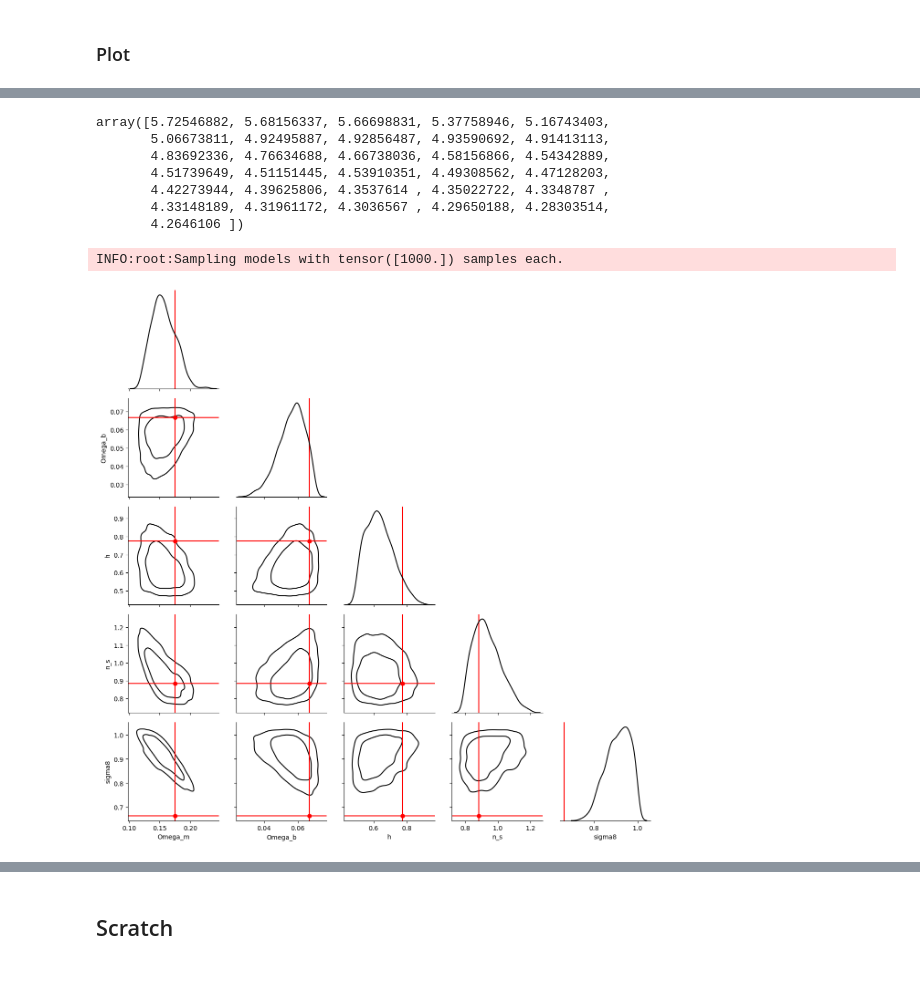
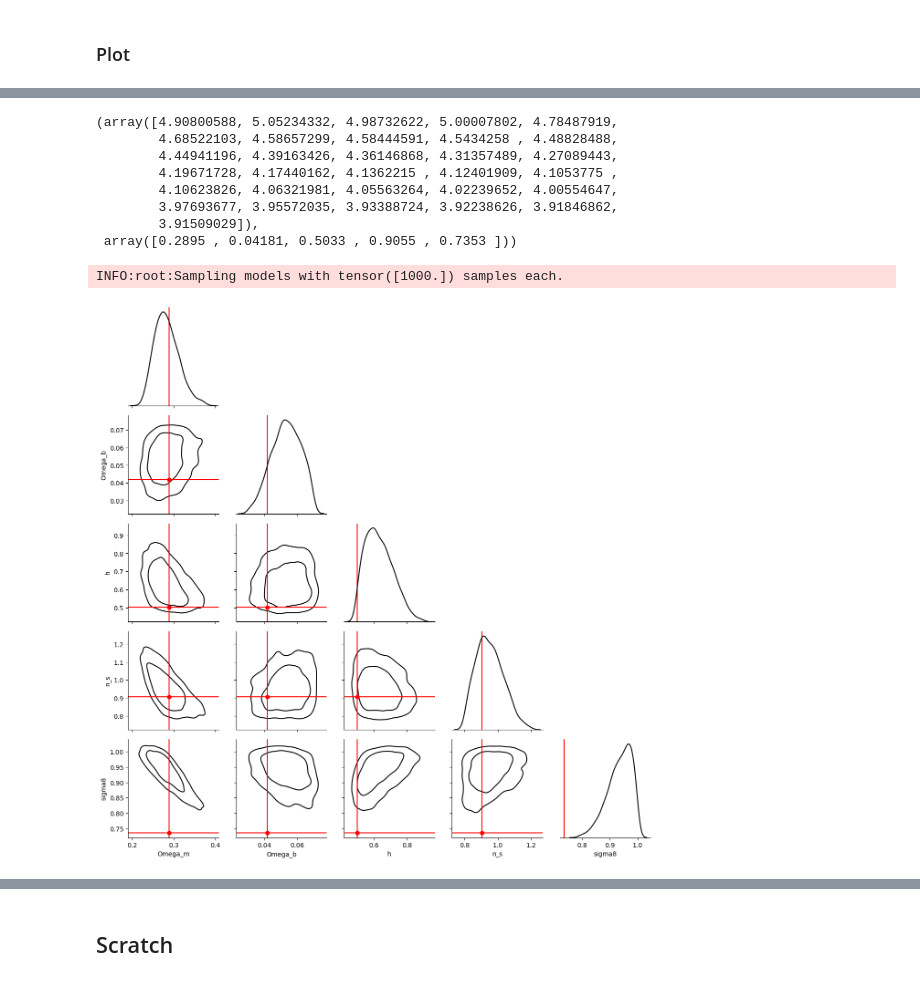
Before and after one commit to maho3/ltu-gobig, a Jupyter notebook: experiments/quijotelike/inference_quijote.ipynb, the cells around one changed output, grey strips where cells are left out. Cells and saved outputs as stored; diff of their text form; code cells hidden in the pictures.

```diff
--- a/experiments/quijotelike/inference_quijote.ipynb
+++ b/experiments/quijotelike/inference_quijote.ipynb
@@ -132,7 +132,7 @@ def run_inference(x, theta):
     # define training arguments
     train_args = {
         'training_batch_size': 32,
-        'learning_rate': 1e-4
+        'learning_rate': 5e-5
     }
 
     # initialize the trainer
@@ -151,7 +151,7 @@ def run_inference(x, theta):
     return posterior_ensemble, summaries
 # %%
 # train at different resolutions
-kmaxs = [0.2] # [0.1, 0.2, 0.4, 0.6]
+kmaxs = [0.1, 0.2, 0.4, 0.6]
 
 # impute with mean
 def impute(arr):
@@ -195,0 +211,7 @@ INFO:root:It took 163.05181765556335 seconds to train models.
+# %%
+# plot loss functions
+f, ax = plt.subplots()
+for kmax in kmaxs:
+    ax.plot(summaries[kmax][0]['validation_log_probs'], label=f'kmax={kmax}')
+ax.set(xlabel='Epoch', ylabel='Validation log prob', title='Validation log prob')
+ax.legend()
@@ -218,33 +250,36 @@ INFO:root:It took 163.05181765556335 seconds to train models.
 # %%
 kmax = 0.2
+_p = posteriors[kmax]
 xobs = Pktest[:, :, 0]
 mask = ktest[0] < kmax
 xobs = xobs[:, mask]
 xobs = np.log10(xobs)
 xobs = impute(xobs)
-xobs[0]
+i = 10
+xobs[i], cosmotest[i]
 # %% [output]
-array([5.72546882, 5.68156337, 5.66698831, 5.37758946, 5.16743403,
-       5.06673811, 4.92495887, 4.92856487, 4.93590692, 4.91413113,
-       4.83692336, 4.76634688, 4.66738036, 4.58156866, 4.54342889,
-       4.51739649, 4.51151445, 4.53910351, 4.49308562, 4.47128203,
-       4.42273944, 4.39625806, 4.3537614 , 4.35022722, 4.3348787 ,
-       4.33148189, 4.31961172, 4.3036567 , 4.29650188, 4.28303514,
-       4.2646106 ])
+(array([4.90800588, 5.05234332, 4.98732622, 5.00007802, 4.78487919,
+        4.68522103, 4.58657299, 4.58444591, 4.5434258 , 4.48828488,
+        4.44941196, 4.39163426, 4.36146868, 4.31357489, 4.27089443,
+        4.19671728, 4.17440162, 4.1362215 , 4.12401909, 4.1053775 ,
+        4.10623826, 4.06321981, 4.05563264, 4.02239652, 4.00554647,
+        3.97693677, 3.95572035, 3.93388724, 3.92238626, 3.91846862,
+        3.91509029]),
+ array([0.2895 , 0.04181, 0.5033 , 0.9055 , 0.7353 ]))
 # %%
 metric = PlotSinglePosterior(
     num_samples=1000, sample_method='direct',
     labels=['Omega_m', 'Omega_b', 'h', 'n_s', 'sigma8']
 )
 fig = metric(
     posterior=_p,
-    x_obs = xobs[0], theta_fid = cosmotest[0],
+    x_obs = xobs[10], theta_fid = cosmotest[10],
     grid=None,
     name=f'kmax={kmax}'
 )
 # %% [output]
 INFO:root:Sampling models with tensor([1000.]) samples each.
-[figure, old version]
+[figure, new version]
 # %%
 metric = PosteriorCoverage(
     num_samples=1000, sample_method='direct',
```
Also changed, not shown: parts of 14 cells of this notebook, 1 other file.
